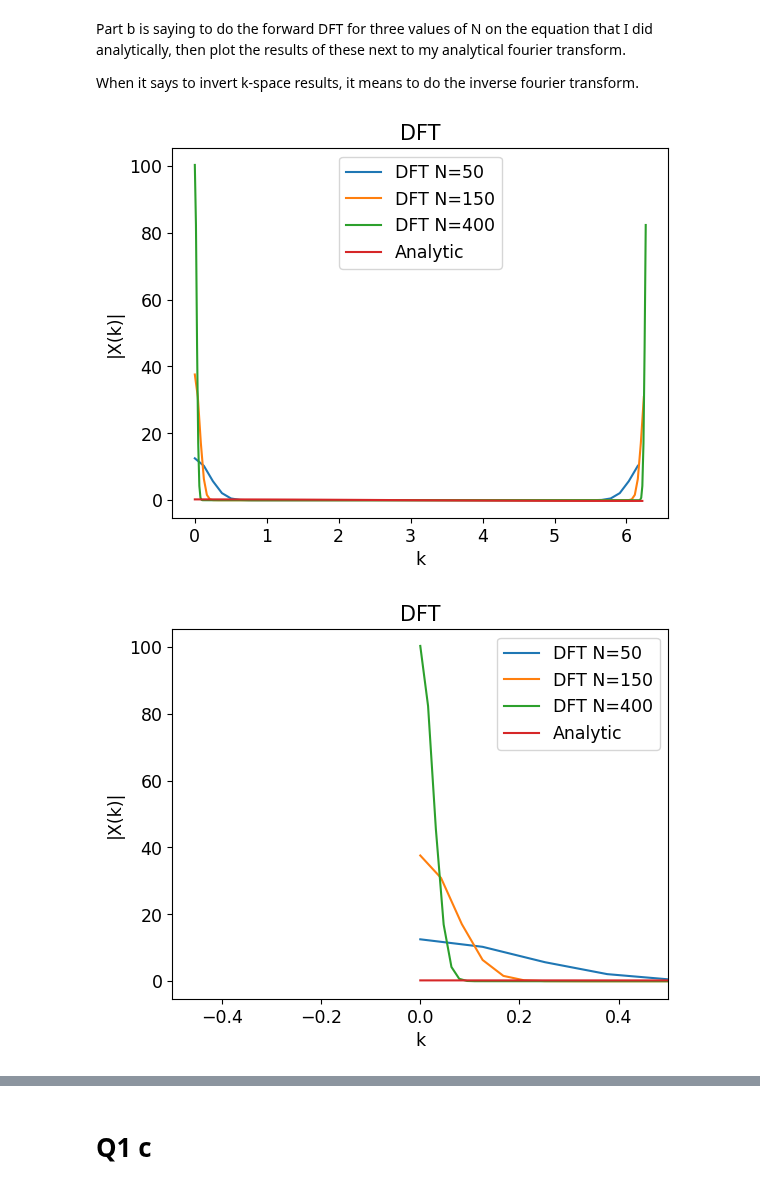
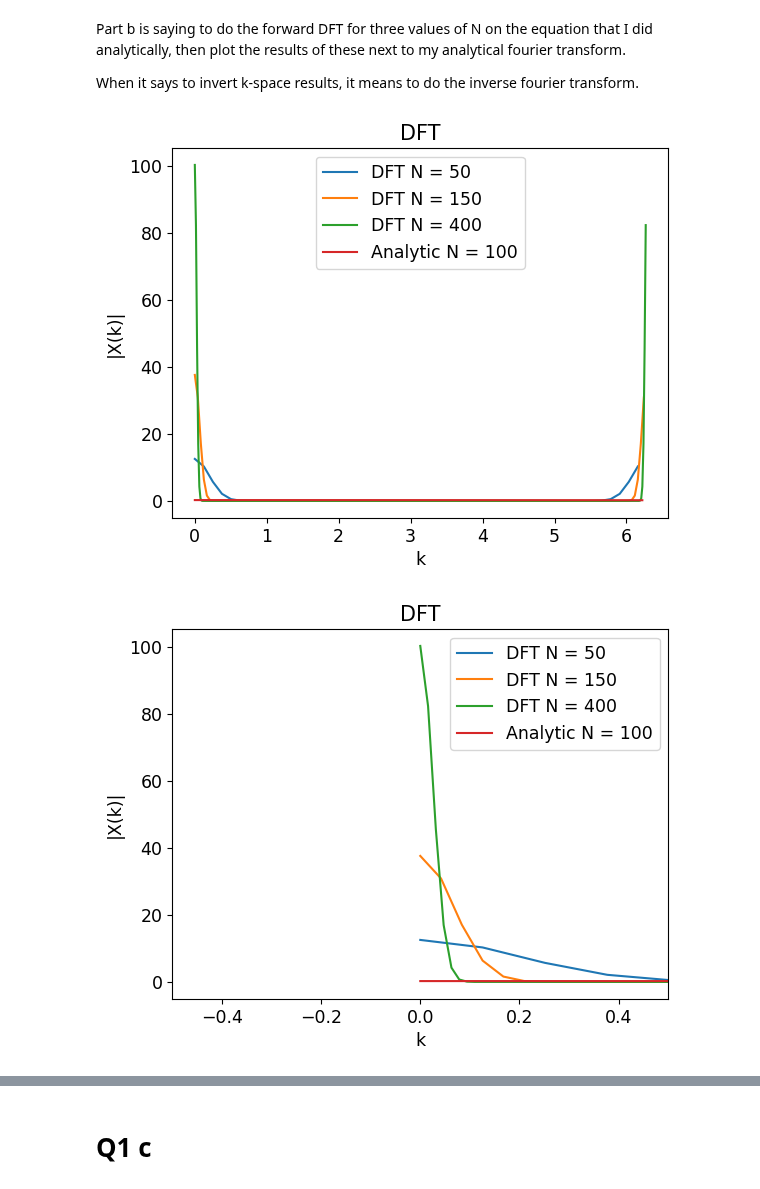
Before and after one commit to kparrine/Computational_Astro, a Jupyter notebook: C5/C5.ipynb, the cells around one changed output, grey strips where cells are left out. Saved outputs shown, nothing was run; the diff lists cells and outputs as text; code cells hidden in the pictures.

```diff
--- a/C5/C5.ipynb
+++ b/C5/C5.ipynb
@@ -57,11 +57,11 @@ for N in [50, 150, 400]:
     fx = func_sampled(N)
     X = DFT(fx, N)
     k = 2*np.pi * np.arange(N)/N
-    plt.plot(k, np.abs(X), label=f"DFT N={N}")
+    plt.plot(k, np.abs(X), label=f"DFT N = {N}")
 
 N=100
 k_a = 2*np.pi * np.arange(N)/N
-plt.plot(k_a,func_analytic(k_a),label="Analytic")
+plt.plot(k_a,np.abs(func_analytic(k_a)),label="Analytic N = 100")
 
 plt.xlabel("k")
 plt.ylabel("|X(k)|")
@@ -70,27 +70,27 @@ plt.title("DFT")
 plt.savefig("DFT.png",dpi=300)
 plt.show()
 # %% [output]
-[figure, old version]
+[figure, new version]
 # %%
 for N in [50, 150, 400]:
     fx = func_sampled(N)
     X = DFT(fx, N)
     k = 2*np.pi * np.arange(N)/N
-    plt.plot(k, np.abs(X), label=f"DFT N={N}")
+    plt.plot(k, np.abs(X), label=f"DFT N = {N}")
 
 N=100
 k_a = 2*np.pi * np.arange(N)/N
-plt.plot(k_a,func_analytic(k_a),label="Analytic")
+plt.plot(k_a,np.abs(func_analytic(k_a)),label="Analytic N = 100")
 
 plt.xlim(-.5,.5)
 plt.xlabel("k")
 plt.ylabel("|X(k)|")
 plt.legend()
 plt.title("DFT")
 plt.savefig("DFT_zoom.png",dpi=300)
 plt.show()
 # %% [output]
-[figure, old version]
+[figure, new version]
 # %%
 for N in [50, 150, 400]:
     fx = func_sampled(N)
```
Also changed, not shown: parts of 5 cells of this notebook, 7 other files.
